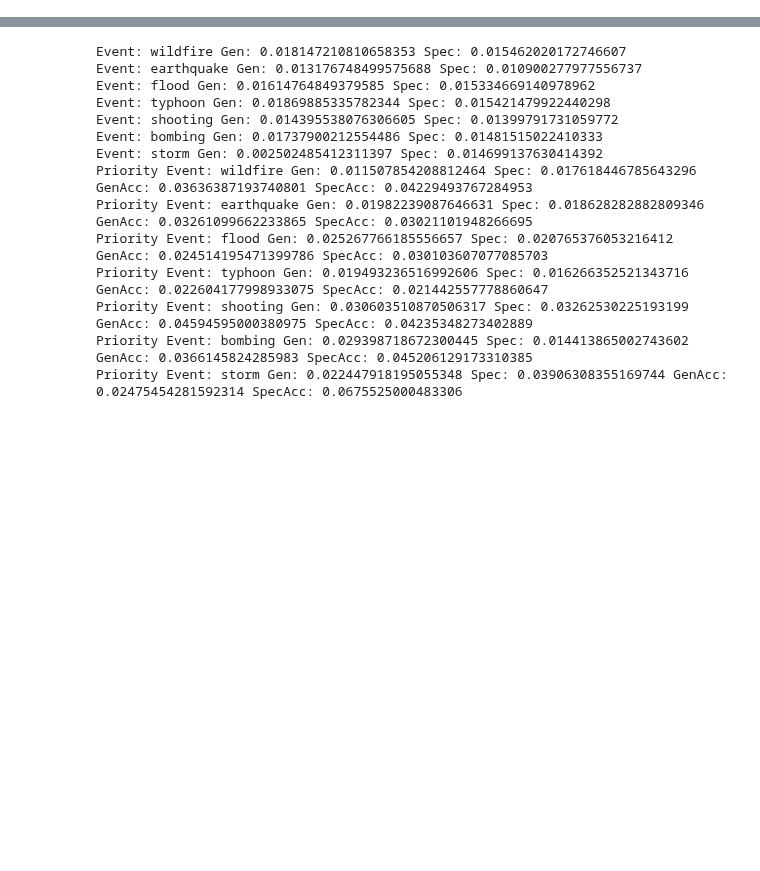
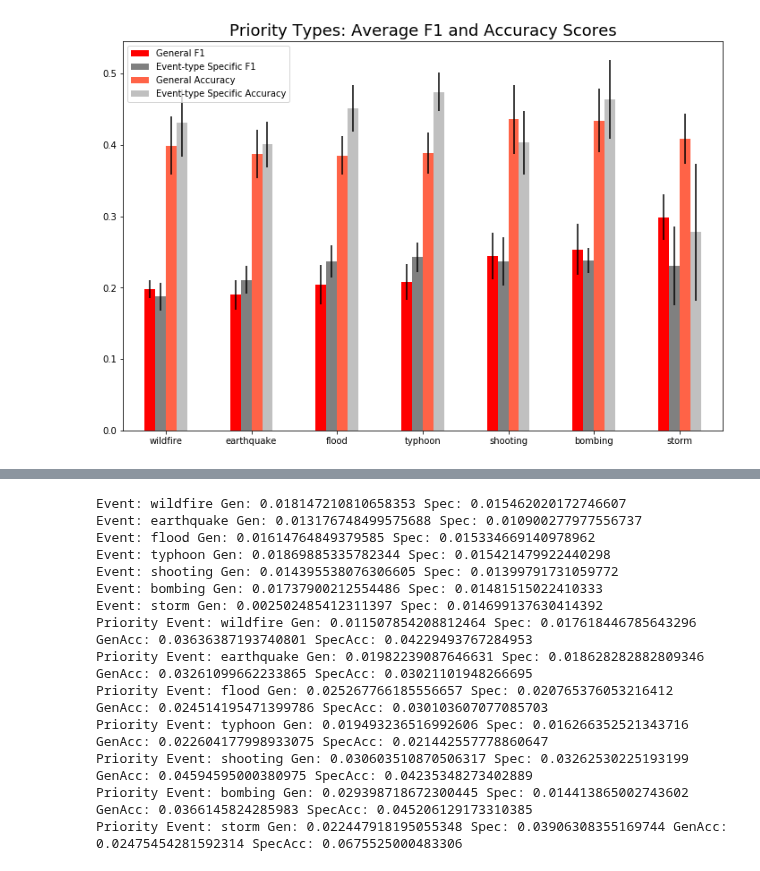
Before and after one commit to acpedersen/REU-2021, a Jupyter notebook: Presentation_visuals.ipynb, the cells around one changed output, grey strips where cells are left out. Cells and saved outputs as stored; diff of their text form; code cells hidden in the pictures; blank space fills up the shorter version.

Commit message:
all visuals completed

```diff
--- a/Presentation_visuals.ipynb
+++ b/Presentation_visuals.ipynb
@@ -16,0 +12,3 @@ infile.close()
+# %%
+prioDF = pd.read_json("Trec_data/prioScoreDF.json")
+prioDF.columns
@@ -16,0 +31,30 @@ infile.close()
+# %%
+#visualization: birds-eye
+
+plt.figure(figsize=(12, 8))
+ax = plt.axes()
+
+genF1 = [item for item in prioDF['avgF1Gen']]
+specF1 = [item for item in prioDF['avgF1Spec']]
+ste_gen = [item for item in prioDF['semF1Gen']]
+ste_spec = [item for item in prioDF['semF1Spec']]
+index = [item for item in prioDF.index]
+
+genacc = [item for item in prioDF['avgAccGen']]
+specacc = [item for item in prioDF['avgAccSpec']]
+ste_genacc = [item for item in prioDF['semAccGen']]
+ste_specacc = [item for item in prioDF['semAccSpec']]
+
+df_prio = pd.DataFrame({'General F1': genF1,
+
+                   'Event-type Specific F1': specF1, 'General Accuracy': genacc,
+
+                    'Event-type Specific Accuracy': specacc}, index=index)
+
+ax.set_title('Priority Types: Average F1 and Accuracy Scores', fontsize = 18)
+ax = df_prio.plot.bar(rot=0, ax=ax, yerr = [ste_gen, ste_spec, ste_genacc, ste_specacc],
+                      color=['red', 'grey', 'tomato', 'silver'])
+
+plt.show()
+# %% [output]
+[figure, added]
```
Also changed, not shown: parts of 23 cells of this notebook, 1 other file.
